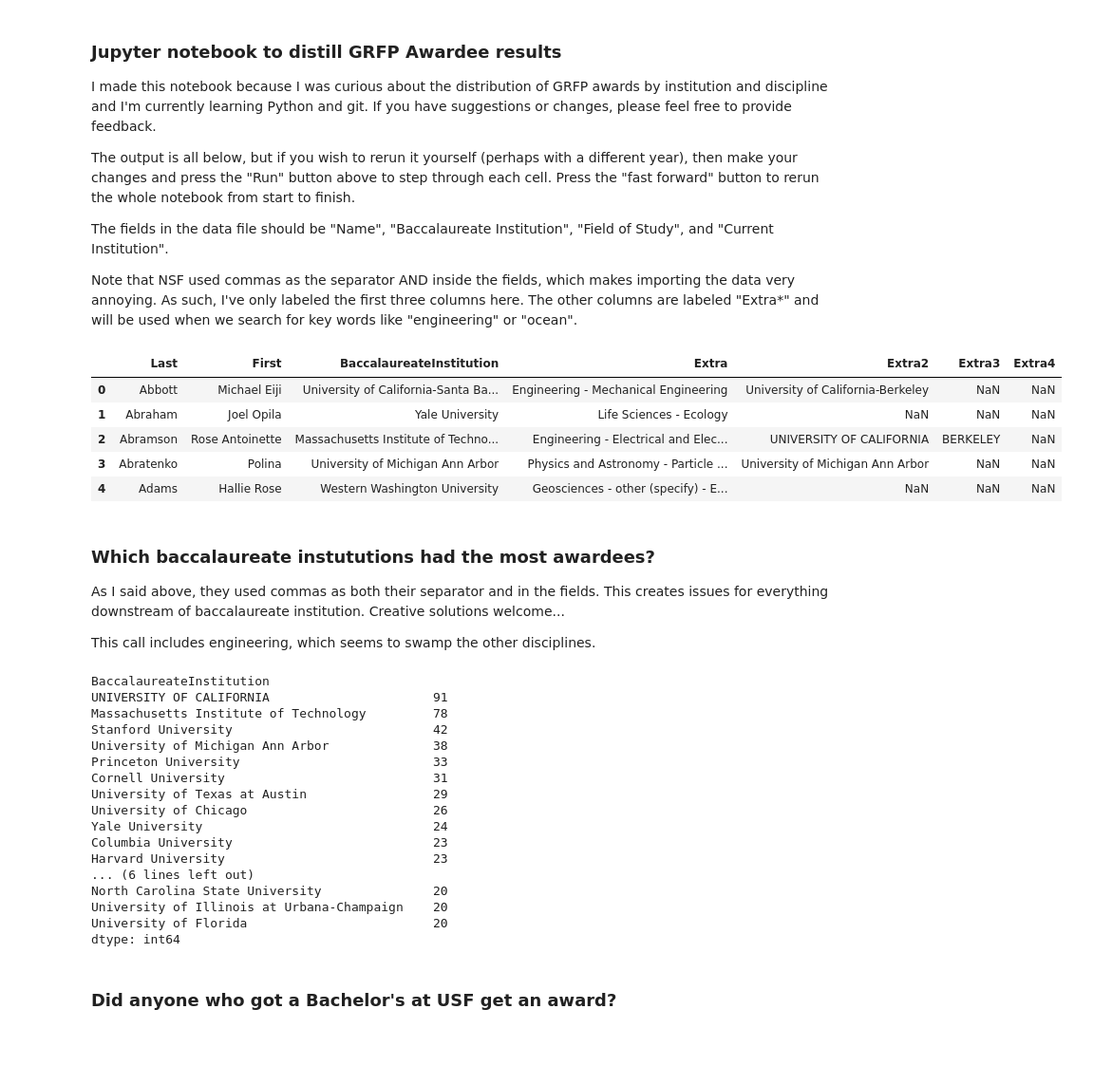
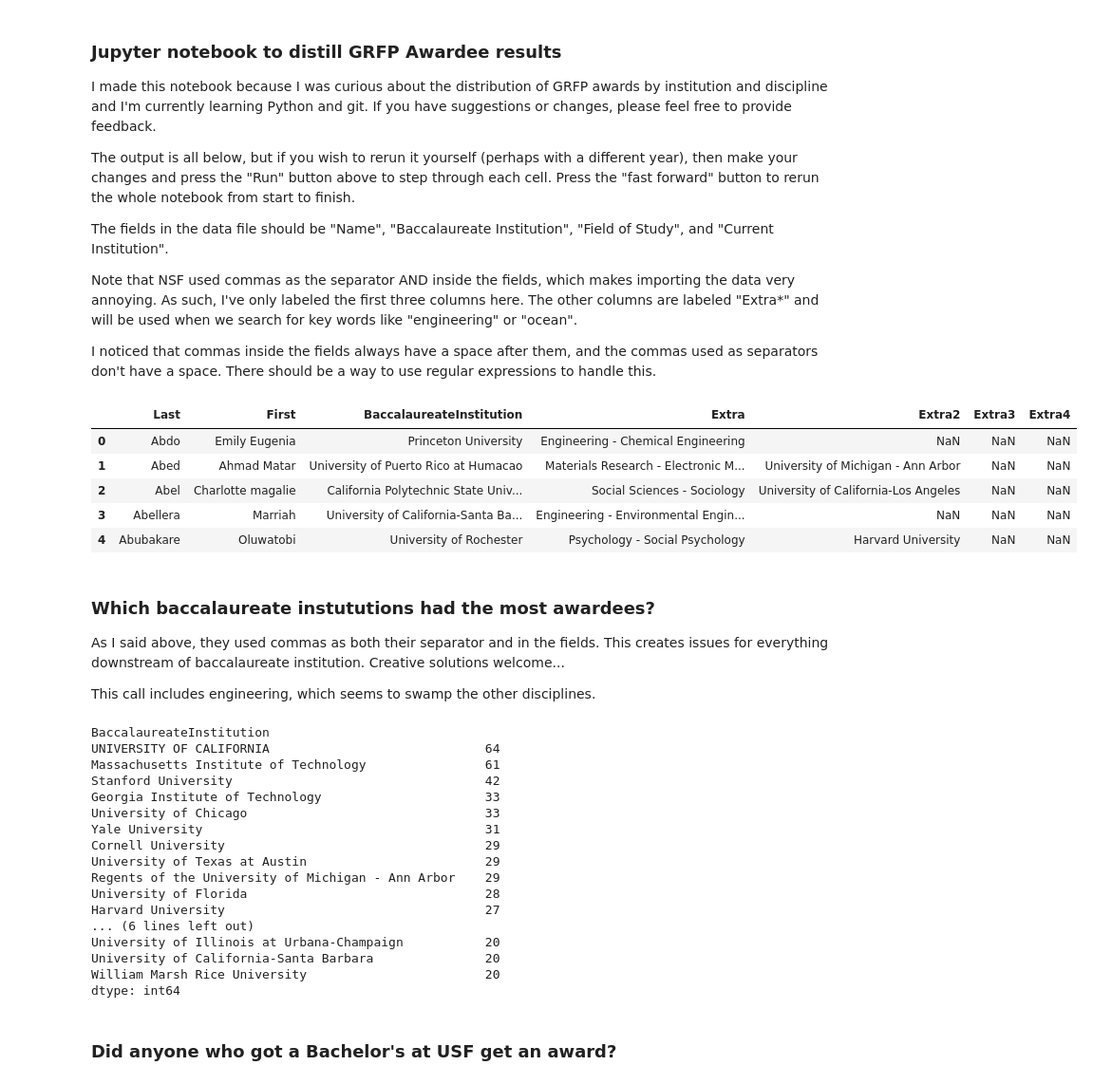
Before and after one commit to ognancy4life/GRFP, a Jupyter notebook: 2021GRFP.ipynb, the cells around one changed output. Shown: that part at 95% size. Cells and saved outputs as stored; diff of their text form; code cells hidden in the pictures; blank space fills up the shorter version.

```diff
--- a/2021GRFP.ipynb
+++ b/2021GRFP.ipynb
@@ -8,5 +8,7 @@ The output is all below, but if you wish to rerun it yourself (perhaps with a di
 The fields in the data file should be "Name", "Baccalaureate Institution", "Field of Study", and "Current Institution".
 
 Note that NSF used commas as the separator AND inside the fields, which makes importing the data very annoying. As such, I've only labeled the first three columns here. The other columns are labeled "Extra*" and will be used when we search for key words like "engineering" or "ocean".
+
+I noticed that commas inside the fields always have a space after them, and the commas used as separators don't have a space. There should be a way to use regular expressions to handle this.
 # %%
 import pandas as pd
@@ -13,17 +16,17 @@ import pandas as pd
 # %%
-year = 2019 #Change the year here to 2020 or 2019 and rerun the code
+year = 2021 #Change the year here to 2021, 2020, or 2019 and rerun the code
 GRFP = pd.read_csv(str(year) + 'GRFPAwardeeList.csv', sep=',',
                    names=['Last', 'First', 'BaccalaureateInstitution',
                           'Extra', 'Extra2', 'Extra3', 'Extra4']
                   )
 GRFP.head() # preview the head of the GRFP dataframe just created
 # %% [output]
 |  | Last | First | BaccalaureateInstitution | Extra | Extra2 | Extra3 | Extra4 |
-| 0 | Abbott | Michael Eiji | University of California-Santa Ba... | Engineering - Mechanical Engineering | University of California-Berkeley | NaN | NaN |
-| 1 | Abraham | Joel Opila | Yale University | Life Sciences - Ecology | NaN | NaN | NaN |
-| 2 | Abramson | Rose Antoinette | Massachusetts Institute of Techno... | Engineering - Electrical and Elec... | UNIVERSITY OF CALIFORNIA | BERKELEY | NaN |
-| 3 | Abratenko | Polina | University of Michigan Ann Arbor | Physics and Astronomy - Particle ... | University of Michigan Ann Arbor | NaN | NaN |
-| 4 | Adams | Hallie Rose | Western Washington University | Geosciences - other (specify) - E... | NaN | NaN | NaN |
+| 0 | Abdo | Emily Eugenia | Princeton University | Engineering - Chemical Engineering | NaN | NaN | NaN |
+| 1 | Abed | Ahmad Matar | University of Puerto Rico at Humacao | Materials Research - Electronic M... | University of Michigan - Ann Arbor | NaN | NaN |
+| 2 | Abel | Charlotte magalie | California Polytechnic State Univ... | Social Sciences - Sociology | University of California-Los Angeles | NaN | NaN |
+| 3 | Abellera | Marriah | University of California-Santa Ba... | Engineering - Environmental Engin... | NaN | NaN | NaN |
+| 4 | Abubakare | Oluwatobi | University of Rochester | Psychology - Social Psychology | Harvard University | NaN | NaN |
 # %% [markdown]
 ### Which baccalaureate instututions had the most awardees?
 As I said above, they used commas as both their separator and in the fields. This creates issues for everything downstream of baccalaureate institution. Creative solutions welcome...
@@ -34,21 +37,21 @@ GRFP_byBaccInst = GRFP.groupby('BaccalaureateInstitution').size().sort_values(as
 GRFP_byBaccInst.head(20)
 # %% [output]
 BaccalaureateInstitution
-UNIVERSITY OF CALIFORNIA                      91
-Massachusetts Institute of Technology         78
-Stanford University                           42
-University of Michigan Ann Arbor              38
-Princeton University                          33
-Cornell University                            31
-University of Texas at Austin                 29
-University of Chicago                         26
-Yale University                               24
-Columbia University                           23
-Harvard University                            23
+UNIVERSITY OF CALIFORNIA                             64
+Massachusetts Institute of Technology                61
+Stanford University                                  42
+Georgia Institute of Technology                      33
+University of Chicago                                33
+Yale University                                      31
+Cornell University                                   29
+University of Texas at Austin                        29
+Regents of the University of Michigan - Ann Arbor    29
+University of Florida                                28
+Harvard University                                   27
 ... (6 lines left out)
-North Carolina State University               20
-University of Illinois at Urbana-Champaign    20
-University of Florida                         20
+University of Illinois at Urbana-Champaign           20
+University of California-Santa Barbara               20
+William Marsh Rice University                        20
 dtype: int64
 # %% [markdown]
 ### Did anyone who got a Bachelor's at USF get an award?
```
Also changed, not shown: parts of 20 cells of this notebook.
